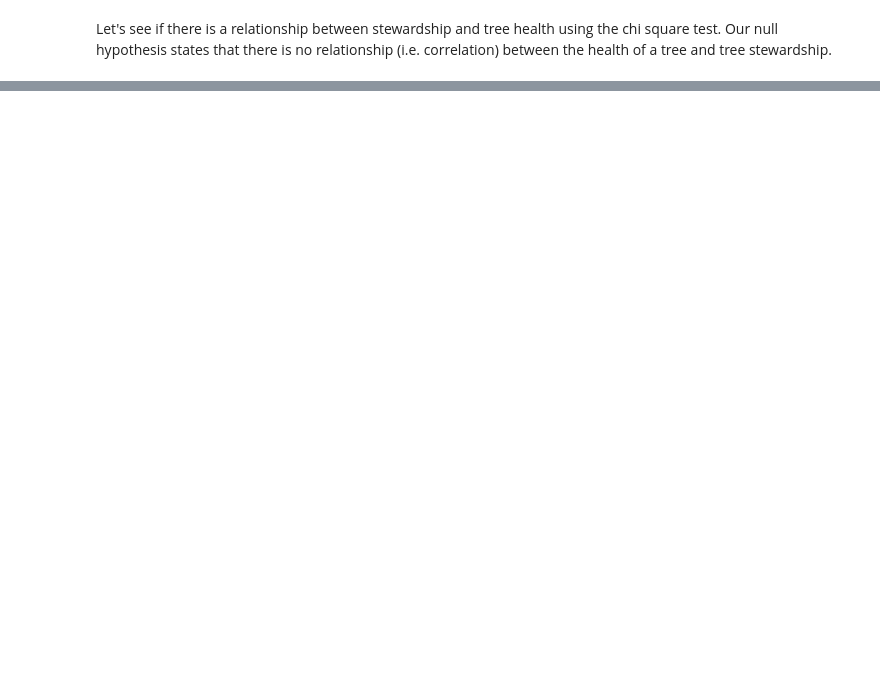
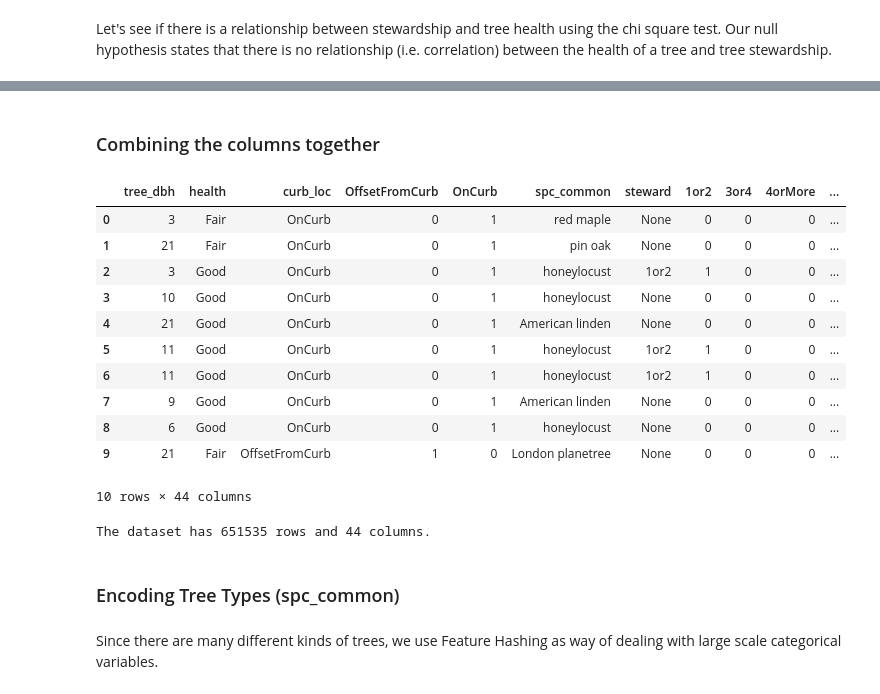
Before and after one commit to annasophiat/tree-health-census, a Jupyter notebook: tree_census_statistical_analysis.ipynb, the cells around one changed output, grey strips where cells are left out. Saved outputs shown, nothing was run; the diff lists cells and outputs as text; code cells hidden in the pictures; blank space fills up the shorter version.

```diff
--- a/tree_census_statistical_analysis.ipynb
+++ b/tree_census_statistical_analysis.ipynb
@@ -189,0 +252,5 @@ Let's see if there is a relationship between stewardship and tree health using t
+# %%
+# encoding
+
+steward_dummies = pd.get_dummies(tree.steward)
+steward_dummies.head()
@@ -189,0 +292,5 @@ Let's see if there is a relationship between stewardship and tree health using t
+# %%
+# encoding
+
+guards_dummies = pd.get_dummies(tree.guards)
+guards_dummies.head()
@@ -189,0 +331,5 @@ Let's see if there is a relationship between stewardship and tree health using t
+# %%
+# encoding
+
+sidewalk_dummies = pd.get_dummies(tree.sidewalk)
+sidewalk_dummies.head()
@@ -189,0 +359,3 @@ Let's see if there is a relationship between stewardship and tree health using t
+# %%
+borough_dummies = pd.get_dummies(tree.borough)
+borough_dummies.head()
@@ -189,0 +383,60 @@ Let's see if there is a relationship between stewardship and tree health using t
+# %% [markdown]
+### Combining the columns together
+# %%
+# create a new dataset with newly created rows from one-hot encoding
+
+tree_update = pd.concat([tree.tree_dbh,
+                         tree.health,
+                         tree.curb_loc,
+                         curb_loc_dummies,
+                         tree.spc_common,
+                         tree.steward,
+                         steward_dummies,
+                         tree.guards,
+                         guards_dummies,
+                         tree.sidewalk,
+                         sidewalk_dummies,
+                         tree[['root_stone',
+                               'root_stone_labels',
+                               'root_grate',
+                               'root_grate_labels',
+                               'root_other',
+                               'root_other_labels',
+                               'trunk_wire',
+                               'trunk_wire_labels',
+                               'trnk_light',
+                               'trnk_light_labels',
+                               'trnk_other',
+                               'trnk_other_labels',
+                               'brch_light',
+                               'brch_light_labels',
+                               'brch_shoe',
+                               'brch_shoe_labels',
+                               'brch_other',
+                               'brch_other_labels',
+                               'borough']],
+                         borough_dummies,
+                         tree.num_problems], axis=1)
+
+tree_update.head(10)
+# %% [output]
+|  | tree_dbh | health | curb_loc | OffsetFromCurb | OnCurb | spc_common | steward | 1or2 | 3or4 | 4orMore | ... |
+| 0 | 3 | Fair | OnCurb | 0 | 1 | red maple | None | 0 | 0 | 0 | ... |
+| 1 | 21 | Fair | OnCurb | 0 | 1 | pin oak | None | 0 | 0 | 0 | ... |
+| 2 | 3 | Good | OnCurb | 0 | 1 | honeylocust | 1or2 | 1 | 0 | 0 | ... |
+| 3 | 10 | Good | OnCurb | 0 | 1 | honeylocust | None | 0 | 0 | 0 | ... |
+| 4 | 21 | Good | OnCurb | 0 | 1 | American linden | None | 0 | 0 | 0 | ... |
+| 5 | 11 | Good | OnCurb | 0 | 1 | honeylocust | 1or2 | 1 | 0 | 0 | ... |
+| 6 | 11 | Good | OnCurb | 0 | 1 | honeylocust | 1or2 | 1 | 0 | 0 | ... |
+| 7 | 9 | Good | OnCurb | 0 | 1 | American linden | None | 0 | 0 | 0 | ... |
+| 8 | 6 | Good | OnCurb | 0 | 1 | honeylocust | None | 0 | 0 | 0 | ... |
+| 9 | 21 | Fair | OffsetFromCurb | 1 | 0 | London planetree | None | 0 | 0 | 0 | ... |
+10 rows × 44 columns
+# %%
+print('The dataset has {} rows and {} columns.'.format(tree_update.shape[0], tree_update.shape[1]))
+# %% [output]
+The dataset has 651535 rows and 44 columns.
+# %% [markdown]
+### Encoding Tree Types (spc_common)
+# %% [markdown]
+Since there are many different kinds of trees, we use Feature Hashing as way of dealing with large scale categorical variables.
```
Also changed, not shown: parts of 26 cells of this notebook.
